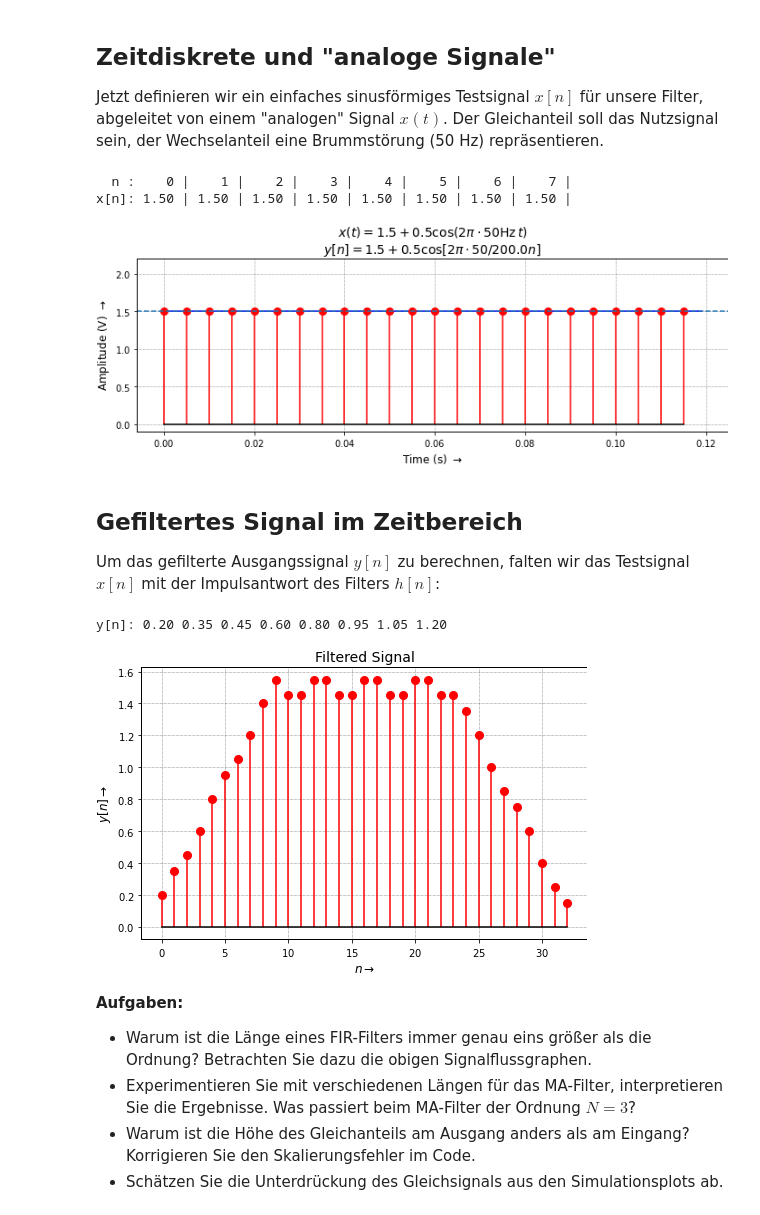
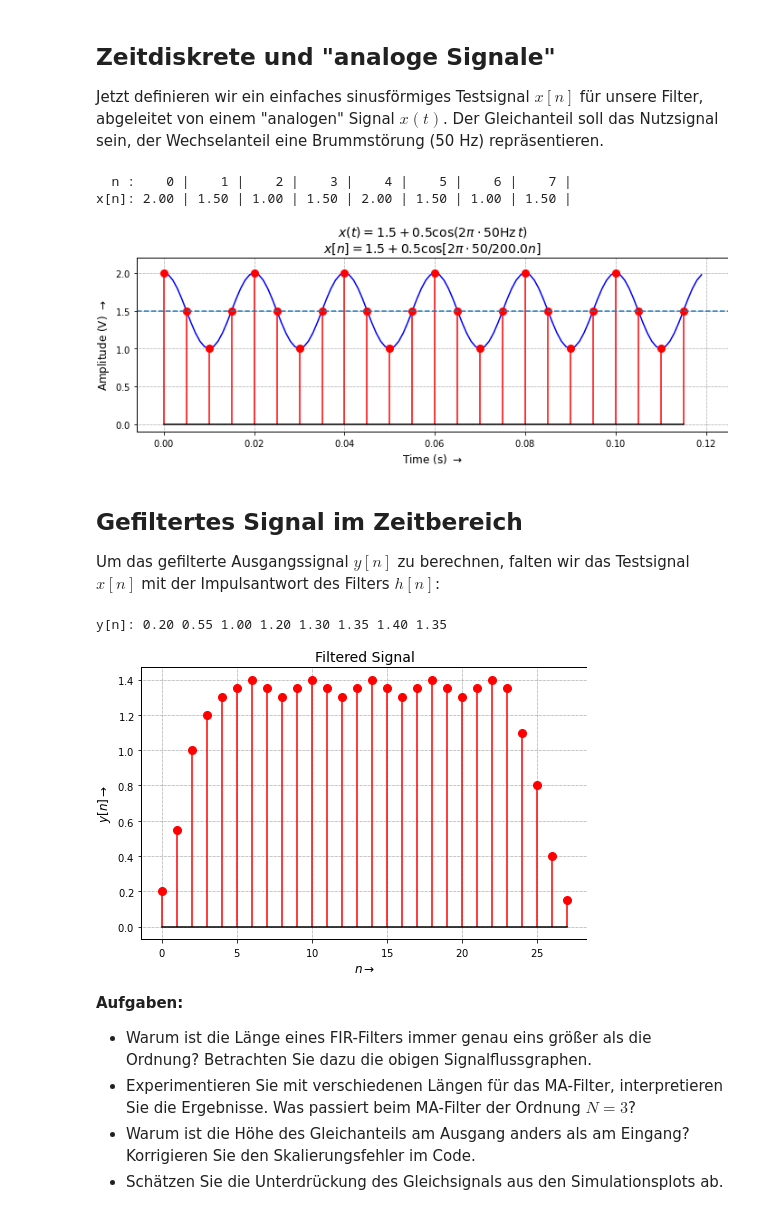
Before and after one commit to chipmuenk/dsp, a Jupyter notebook: notebooks/01_LTI/LTI-Basics.ipynb, the cells around one changed output. Drawn from its saved outputs; the diff is of its cells as text; code cells hidden in the pictures.

```diff
--- a/notebooks/01_LTI/LTI-Basics.ipynb
+++ b/notebooks/01_LTI/LTI-Basics.ipynb
@@ -58,38 +58,39 @@ ax.set_title(r'Impulse Response $h[n]$');
 Jetzt definieren wir ein einfaches sinusförmiges Testsignal $x[n]$ für unsere Filter, abgeleitet von einem "analogen" Signal $x(t)$. Der Gleichanteil soll das Nutzsignal sein, der Wechselanteil eine Brummstörung (50 Hz) repräsentieren.
 # %%
 Ts = 1/200.0     # sampling period
-fsig = 50.0      # signal frequency
+fsig = 50.0      # signal frequenc
+A = 0.5          # signal amplitude
 phi0  = 0        # signal initial phase
 tstep = 1e-3     # time step for "analog" signal
 Tmax = 6.0/fsig  # timespan for 6 signal periods
 N_Ts = Tmax / Ts # number of samples in Tmax
 # -- Calculate time-vectors and input signals ---
 t = np.arange(0,Tmax,tstep)  # time t
 n = np.arange(0,round(N_Ts)) # sample n (start,stop,step)
-xt = 1.5 + 0.0*np.cos(2.0*np.pi*fsig*t + phi0) # x(t).
-xn = 1.5 + 0.0*np.cos(2.0*np.pi*fsig*n*Ts + phi0) # x[n]
+xt = 1.5 + A*np.cos(2.0*np.pi*fsig*t + phi0) # x(t).
+xn = 1.5 + A*np.cos(2.0*np.pi*fsig*n*Ts + phi0) # x[n]
 
 fig, ax = plt.subplots(**size)
 ax.set_xlabel(r'Time (s) $\rightarrow$')
 ax.set_ylabel(r'Amplitude (V) $\rightarrow$')
 ax.set_title('$x(t) = 1.5 + 0.5 \cos(2 \pi \cdot 50 \mathrm{Hz}\, t)$\n\
-$y[n] = 1.5 + 0.5 \cos[2 \pi \cdot 50 / %.1f n]$'%(1./Ts))
+$x[n] = 1.5 + 0.5 \cos[2 \pi \cdot 50 / %.1f n]$'%(1./Ts))
 #
 ax.plot(t, xt, 'b-') # x(t) with blue line
 ax.stem(n*Ts, xn, 'r-', 'ro', 'k', use_line_collection=True) # x[n], red markers + stems, black baseline
 ax.set_ylim(-0.1, 2.2)   # set y-limits to ymin, ymax
 # horizontal line (relative x-coordinates):
 ax.axhline(1.5, xmin=0, xmax=1, linestyle='--')
 fig.set_tight_layout(True)
 # generate table
 print('  n :', end="")
 for i in range(8): print('{:5d} |'.format(i), end="")
 print('\nx[n]:', end="")
 for i in range(8): print('{0:5.2f} |'.format(xn[i]), end="")
 # %% [output]
   n :    0 |    1 |    2 |    3 |    4 |    5 |    6 |    7 |
-x[n]: 1.50 | 1.50 | 1.50 | 1.50 | 1.50 | 1.50 | 1.50 | 1.50 |
+x[n]: 2.00 | 1.50 | 1.00 | 1.50 | 2.00 | 1.50 | 1.00 | 1.50 |
-[figure, old version]
+[figure, new version]
 # %% [markdown]
 ## Gefiltertes Signal im Zeitbereich
 Um das gefilterte Ausgangssignal $y[n]$ zu berechnen, falten wir das Testsignal $x[n]$ mit der Impulsantwort des Filters $h[n]$:
@@ -102,8 +103,8 @@ ax.stem(range(len(yn)), yn, 'r-', 'ro', 'k', use_line_collection=True) # y[n]
 ax.set_xlabel(r'$n \rightarrow$'); plt.ylabel(r'$y[n] \rightarrow$')
 ax.set_title('Filtered Signal');
 # %% [output]
-y[n]: 0.20 0.35 0.45 0.60 0.80 0.95 1.05 1.20
+y[n]: 0.20 0.55 1.00 1.20 1.30 1.35 1.40 1.35
-[figure, old version]
+[figure, new version]
 # %% [markdown]
 **Aufgaben:**
 - Warum ist die Länge eines FIR-Filters immer genau eins größer als die Ordnung? Betrachten Sie dazu die obigen Signalflussgraphen.
```
Also changed, not shown: parts of 2 cells of this notebook.
